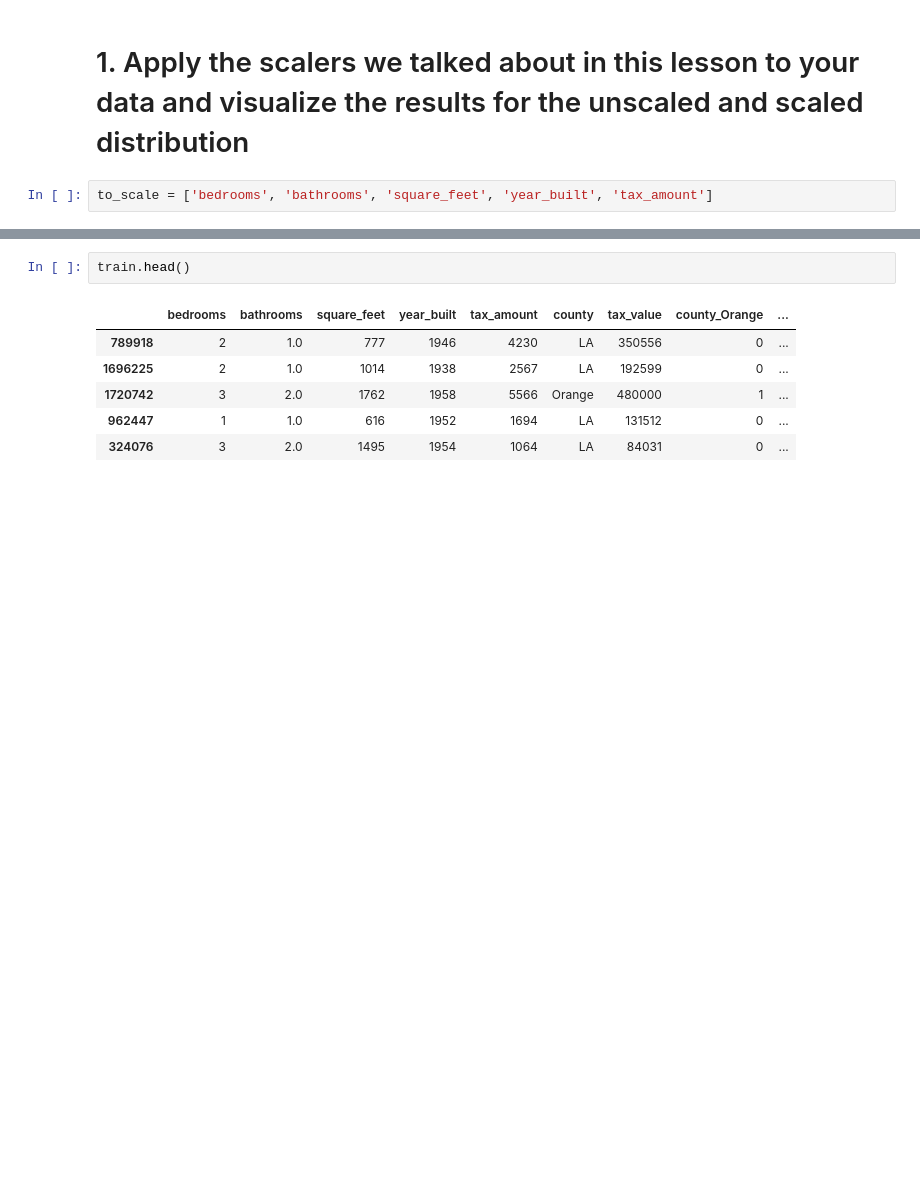
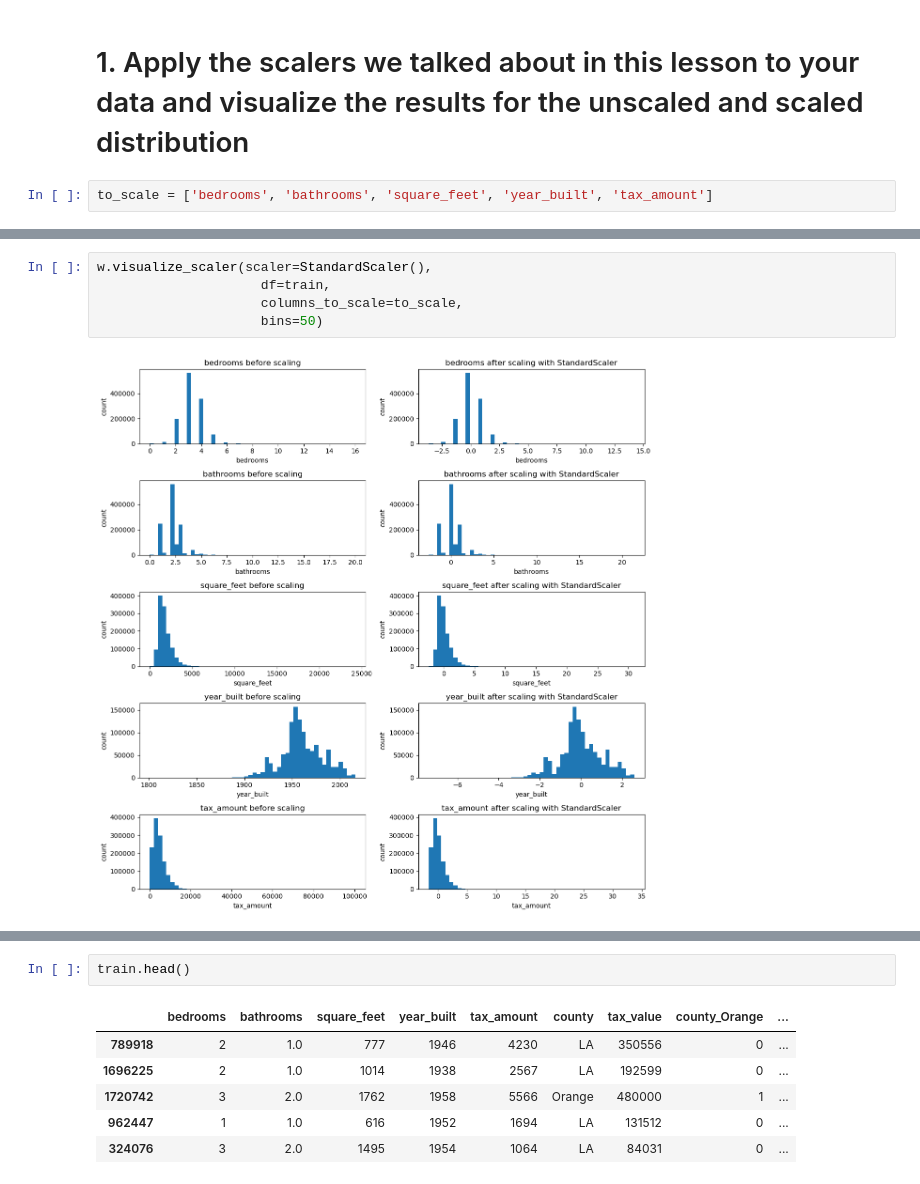
Before and after one commit to corey-hermesch/regression-exercises, a Jupyter notebook: scaling.ipynb, the cells around one changed output, grey strips where cells are left out. Cells and saved outputs as stored; diff of their text form; blank space fills up the shorter version.

```diff
--- a/scaling.ipynb
+++ b/scaling.ipynb
@@ -38,0 +46,7 @@ to_scale = ['bedrooms', 'bathrooms', 'square_feet', 'year_built', 'tax_amount']
+# %%
+w.visualize_scaler(scaler=StandardScaler(),
+                     df=train,
+                     columns_to_scale=to_scale,
+                     bins=50)
+# %% [output]
+[figure, added]
```
Also changed, not shown: parts of 34 cells of this notebook, 3 other files.
